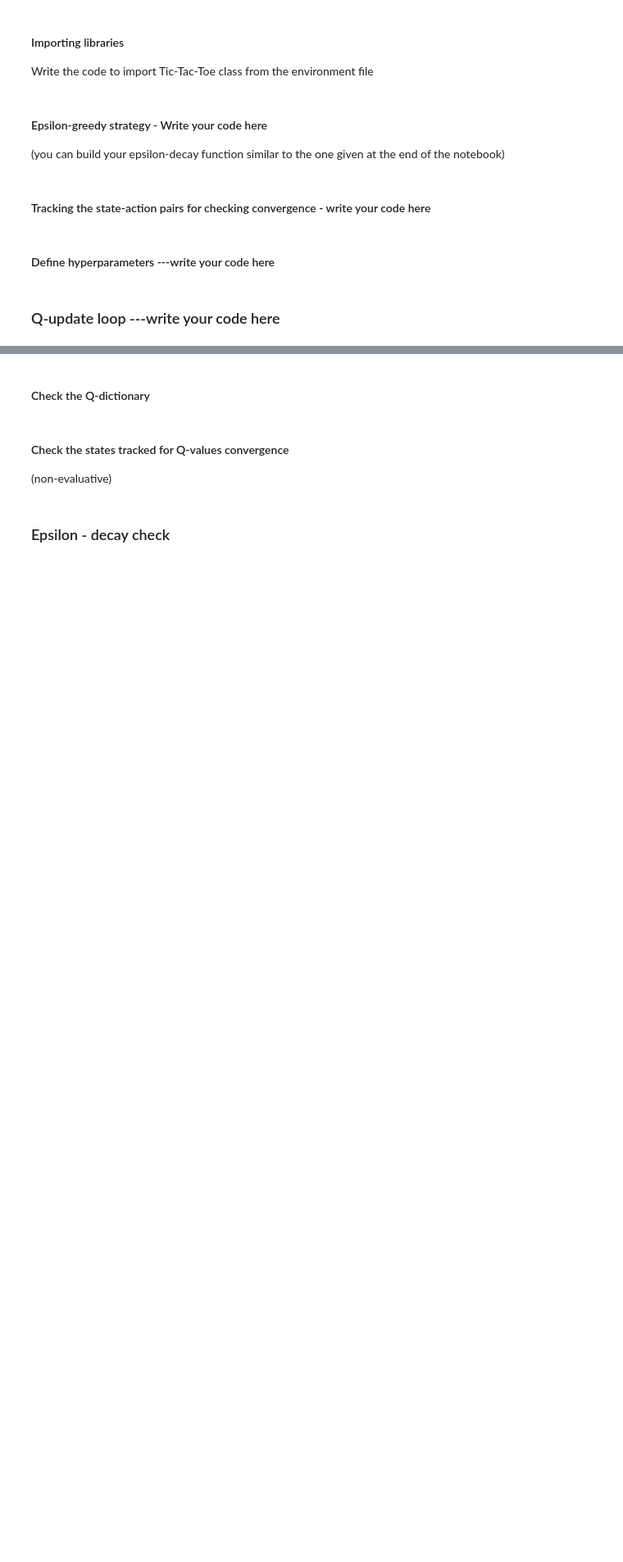
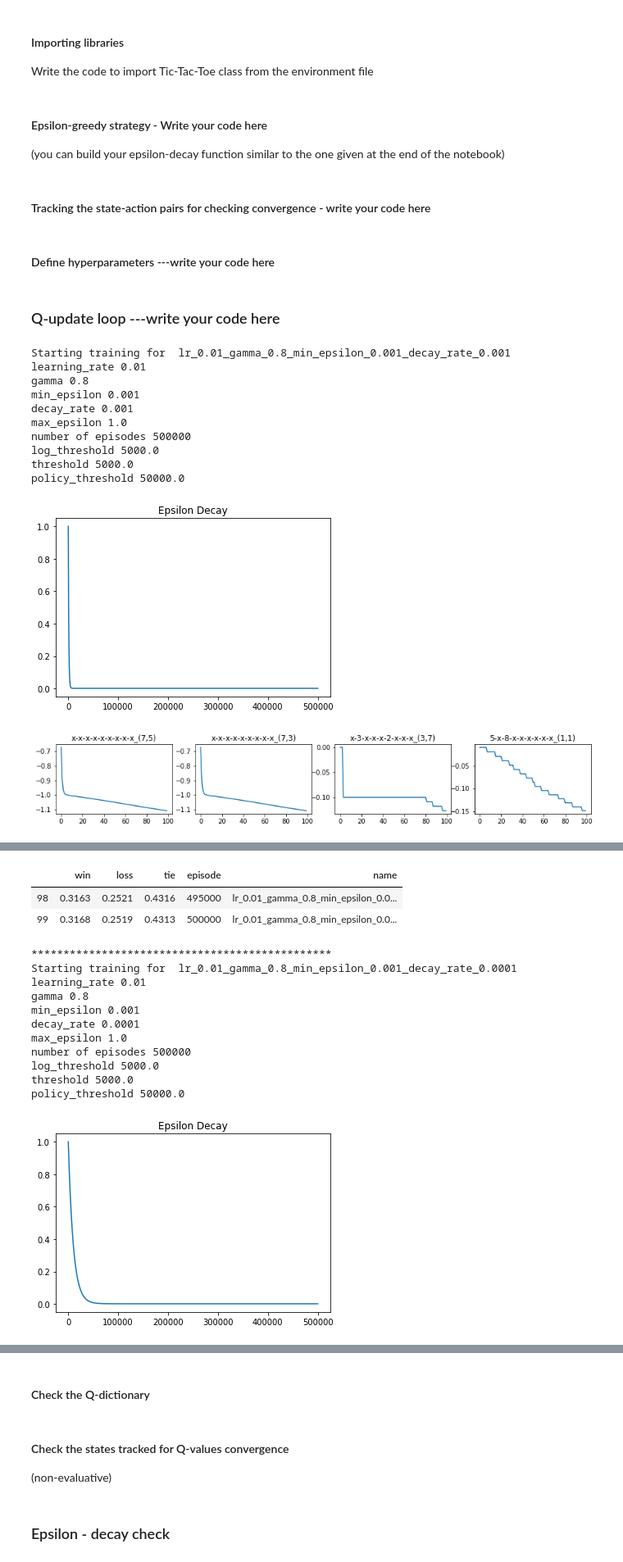
Before and after one commit to ashwanikumar04/rl-tic-tac-toe, a Jupyter notebook: TicTacToe_Agent.ipynb, the cells around one changed output, grey strips where cells are left out. Shown at 82% size. Saved outputs shown, nothing was run; the diff lists cells and outputs as text; code cells hidden in the pictures; blank space fills up the shorter version.

```diff
--- a/TicTacToe_Agent.ipynb
+++ b/TicTacToe_Agent.ipynb
@@ -118,0 +140,21 @@ policy_threshold = 30000  #every these many episodes, the Q-dict will be updated
+# %%
+def plot_epsilon_decay(episodes, min_epsilon, max_epsilon, decay_rate):
+    time = np.arange(0, episodes)
+    epsilon = []
+    for i in range(0, episodes):
+        epsilon.append(min_epsilon +
+                       (max_epsilon - min_epsilon) * np.exp(-decay_rate * i))
+    plt.title("Epsilon Decay")
+    plt.plot(time, epsilon)
+    plt.show()
+# %%
+def plot_tracked_values(States_track):
+    fig, axs = plt.subplots(1, 4, figsize=(15, 2))
+    for index, tracked_value in enumerate(tracked_values):
+        xaxis = np.asarray(
+            range(0, len(States_track[tracked_value[0]][tracked_value[1]])))
+        plt.subplot(1, 4, index+1)
+        plt.plot(xaxis, np.asarray(
+            States_track[tracked_value[0]][tracked_value[1]]))
+        plt.title(tracked_value[0] +"_"+ "({},{})".format(tracked_value[1][0],tracked_value[1][1]))
+    plt.show()
@@ -118,0 +264,34 @@ policy_threshold = 30000  #every these many episodes, the Q-dict will be updated
+# %%
+stats = None
+# %%
+def collect_stats(df):
+    global stats
+    if stats is not None:
+        stats = pd.concat([stats, df], axis=0)
+    else:
+        stats = df
+    return df
+# %%
+EPISODES = 500000
+for params in hp_params:
+    print("Starting training for ", get_model_name(params))
+    df, Q_dict, States_track = q_learning(params=params,
+                                          episodes=EPISODES,
+                                          verbose=False)
+    display(df.tail(2))
+
+    collect_stats(df)
+    print("***********************************************")
+# %% [output]
+Starting training for  lr_0.01_gamma_0.8_min_epsilon_0.001_decay_rate_0.001
+learning_rate 0.01
+gamma 0.8
+min_epsilon 0.001
+decay_rate 0.001
+max_epsilon 1.0
+number of episodes 500000
+log_threshold 5000.0
+threshold 5000.0
+policy_threshold 50000.0
+[figure, added]
+[figure, added]
@@ -118,0 +299,15 @@ policy_threshold = 30000  #every these many episodes, the Q-dict will be updated
+|  | win | loss | tie | episode | name |
+| 98 | 0.3163 | 0.2521 | 0.4316 | 495000 | lr_0.01_gamma_0.8_min_epsilon_0.0... |
+| 99 | 0.3168 | 0.2519 | 0.4313 | 500000 | lr_0.01_gamma_0.8_min_epsilon_0.0... |
+***********************************************
+Starting training for  lr_0.01_gamma_0.8_min_epsilon_0.001_decay_rate_0.0001
+learning_rate 0.01
+gamma 0.8
+min_epsilon 0.001
+decay_rate 0.0001
+max_epsilon 1.0
+number of episodes 500000
+log_threshold 5000.0
+threshold 5000.0
+policy_threshold 50000.0
+[figure, added]
```
Also changed, not shown: parts of 19 cells of this notebook, 2 other files.
